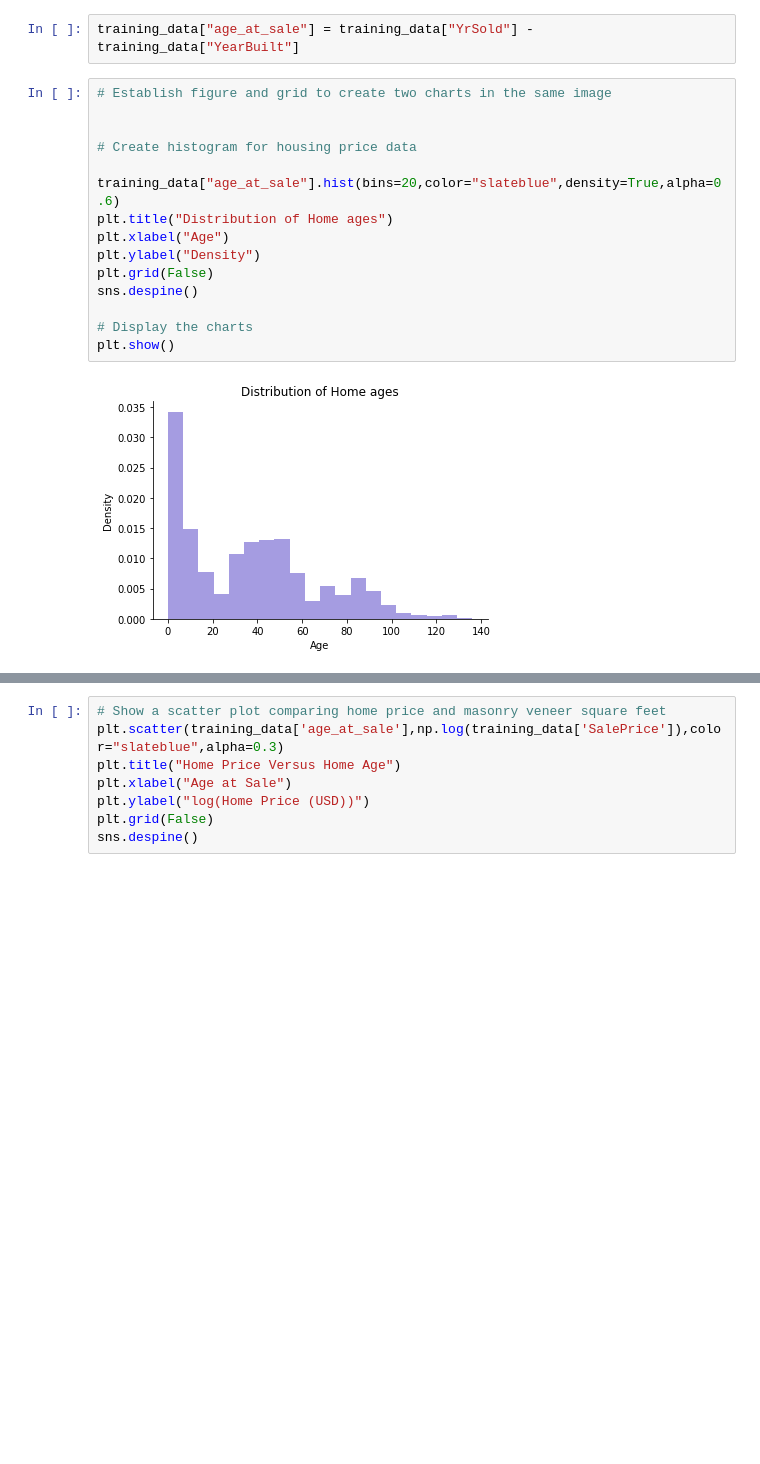
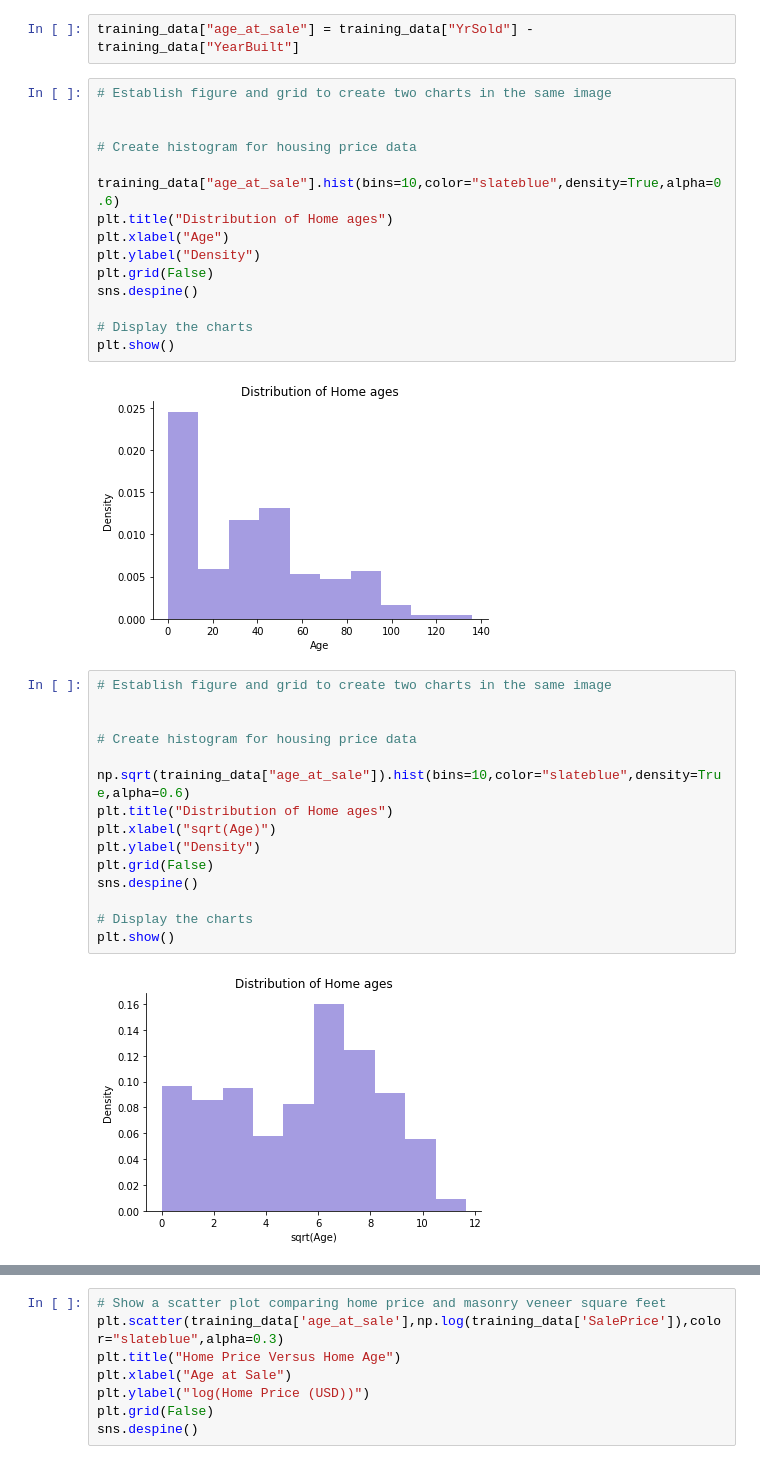
Before and after one commit to mileslucey/housing_prices_predictor, a Jupyter notebook: 02-exploration_numeric_variables.ipynb, the cells around one changed output, grey strips where cells are left out. Cells and saved outputs as stored; diff of their text form; blank space fills up the shorter version.

```diff
--- a/02-exploration_numeric_variables.ipynb
+++ b/02-exploration_numeric_variables.ipynb
@@ -1648,7 +1647,7 @@ training_data["age_at_sale"] = training_data["YrSold"] - training_data["YearBuil
 
 # Create histogram for housing price data
 
-training_data["age_at_sale"].hist(bins=20,color="slateblue",density=True,alpha=0.6)
+training_data["age_at_sale"].hist(bins=10,color="slateblue",density=True,alpha=0.6)
 plt.title("Distribution of Home ages")
 plt.xlabel("Age")
 plt.ylabel("Density")
@@ -1658,4 +1657,21 @@ sns.despine()
 # Display the charts
 plt.show()
 # %% [output]
-[figure, old version]
+[figure, new version]
+# %%
+# Establish figure and grid to create two charts in the same image
+
+
+# Create histogram for housing price data
+
+np.sqrt(training_data["age_at_sale"]).hist(bins=10,color="slateblue",density=True,alpha=0.6)
+plt.title("Distribution of Home ages")
+plt.xlabel("sqrt(Age)")
+plt.ylabel("Density")
+plt.grid(False)
+sns.despine()
+
+# Display the charts
+plt.show()
+# %% [output]
+[figure, added]
```
Also changed, not shown: parts of 19 cells of this notebook, 5 other files.
